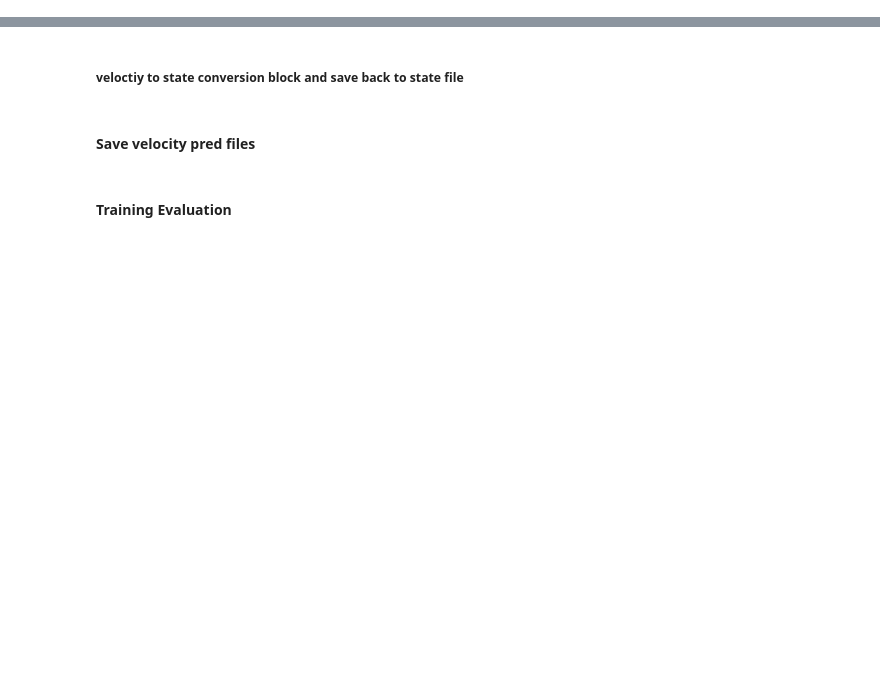
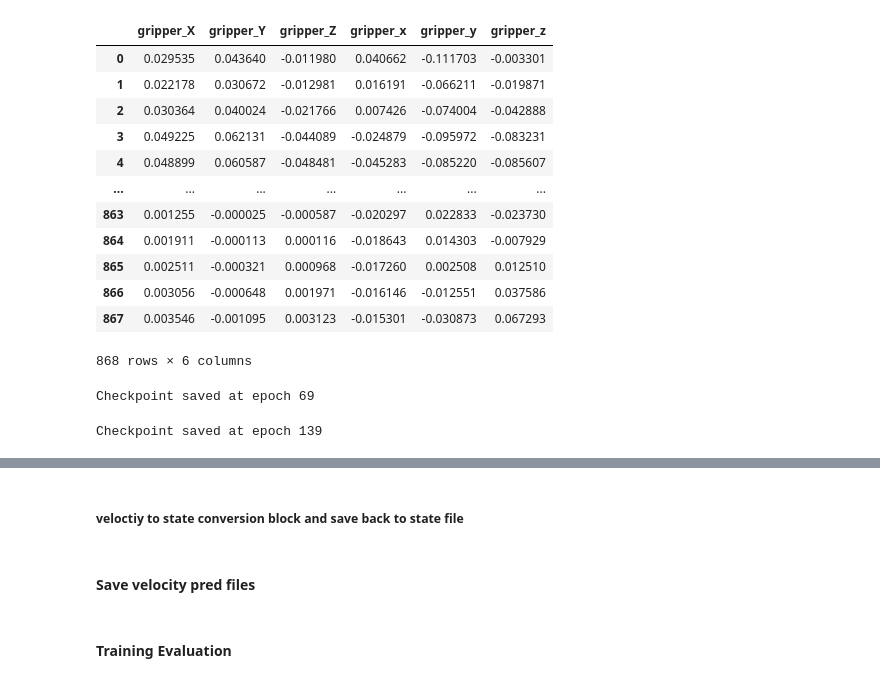
Before and after one commit to RROS-Lab/diffusion_policy_cam, a Jupyter notebook: train_notebook_velocity_based.ipynb, the cells around one changed output, grey strips where cells are left out. Drawn from its saved outputs; the diff is of its cells as text; code cells hidden in the pictures; blank space fills up the shorter version.

Commit message:
started new notebook for saved model inference

```diff
--- a/train_notebook_velocity_based.ipynb
+++ b/train_notebook_velocity_based.ipynb
@@ -149,3 +196,19 @@ array([0., 0., 0., 0., 0., 0.])
+# %%
+filtered_velocity
+# %% [output]
+|  | gripper_X | gripper_Y | gripper_Z | gripper_x | gripper_y | gripper_z |
+| 0 | 0.029535 | 0.043640 | -0.011980 | 0.040662 | -0.111703 | -0.003301 |
+| 1 | 0.022178 | 0.030672 | -0.012981 | 0.016191 | -0.066211 | -0.019871 |
+| 2 | 0.030364 | 0.040024 | -0.021766 | 0.007426 | -0.074004 | -0.042888 |
+| 3 | 0.049225 | 0.062131 | -0.044089 | -0.024879 | -0.095972 | -0.083231 |
+| 4 | 0.048899 | 0.060587 | -0.048481 | -0.045283 | -0.085220 | -0.085607 |
+| ... | ... | ... | ... | ... | ... | ... |
+| 863 | 0.001255 | -0.000025 | -0.000587 | -0.020297 | 0.022833 | -0.023730 |
+| 864 | 0.001911 | -0.000113 | 0.000116 | -0.018643 | 0.014303 | -0.007929 |
+| 865 | 0.002511 | -0.000321 | 0.000968 | -0.017260 | 0.002508 | 0.012510 |
+| 866 | 0.003056 | -0.000648 | 0.001971 | -0.016146 | -0.012551 | 0.037586 |
+| 867 | 0.003546 | -0.001095 | 0.003123 | -0.015301 | -0.030873 | 0.067293 |
+868 rows × 6 columns
 # %%
 #@markdown ### **Training**
 #@markdown
@@ -256,7 +319,7 @@ with tqdm(range(num_epochs), desc='Epoch') as tglobal:
         # went to the emma model library and added state_dict to the model
         current_time = time.time()
         if current_time - last_checkpoint_time > checkpoint_interval:
-            checkpoint_path = os.path.join(checkpoint_dir, f'T_checkpoint_epoch_{epoch_idx}.pth')
+            checkpoint_path = os.path.join(checkpoint_dir, f'T_checkpoint_VVSS_epoch_{epoch_idx}.pth')
 
             torch.save({
                 'epoch': epoch_idx,
@@ -270,7 +333,7 @@ with tqdm(range(num_epochs), desc='Epoch') as tglobal:
         if epoch_idx == num_epochs:
             # Save model checkpoint
             # checkpoint_path = os.path.join(checkpoint_dir, f'BOX_GRIP_checkpoint_epoch_{epoch_idx}.pth')
-            checkpoint_path = os.path.join(checkpoint_dir, f'T_checkpoint_epoch_{epoch_idx}.pth')
+            checkpoint_path = os.path.join(checkpoint_dir, f'T_checkpoint_VVSS_epoch_{epoch_idx}.pth')
             torch.save({
                 'epoch': epoch_idx,
                 'model_state_dict': noise_pred_net.state_dict(),
@@ -287,6 +350,9 @@ with tqdm(range(num_epochs), desc='Epoch') as tglobal:
 # Weights of the EMA model
 # is used for inference
 ema_noise_pred_net = noise_pred_net
+# %% [output]
+Checkpoint saved at epoch 69
+Checkpoint saved at epoch 139
 # %%
 # Create a figure and axis
 import matplotlib.pyplot as plt
```
Also changed, not shown: parts of 19 cells of this notebook, 9 other files.
